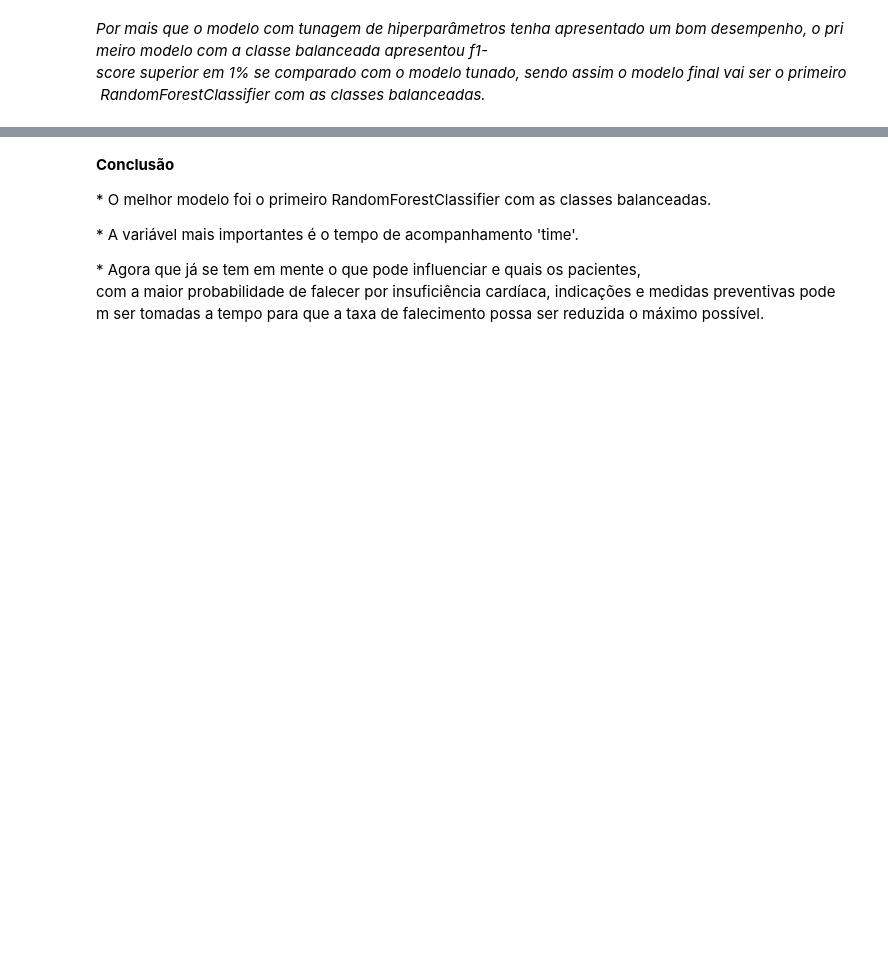
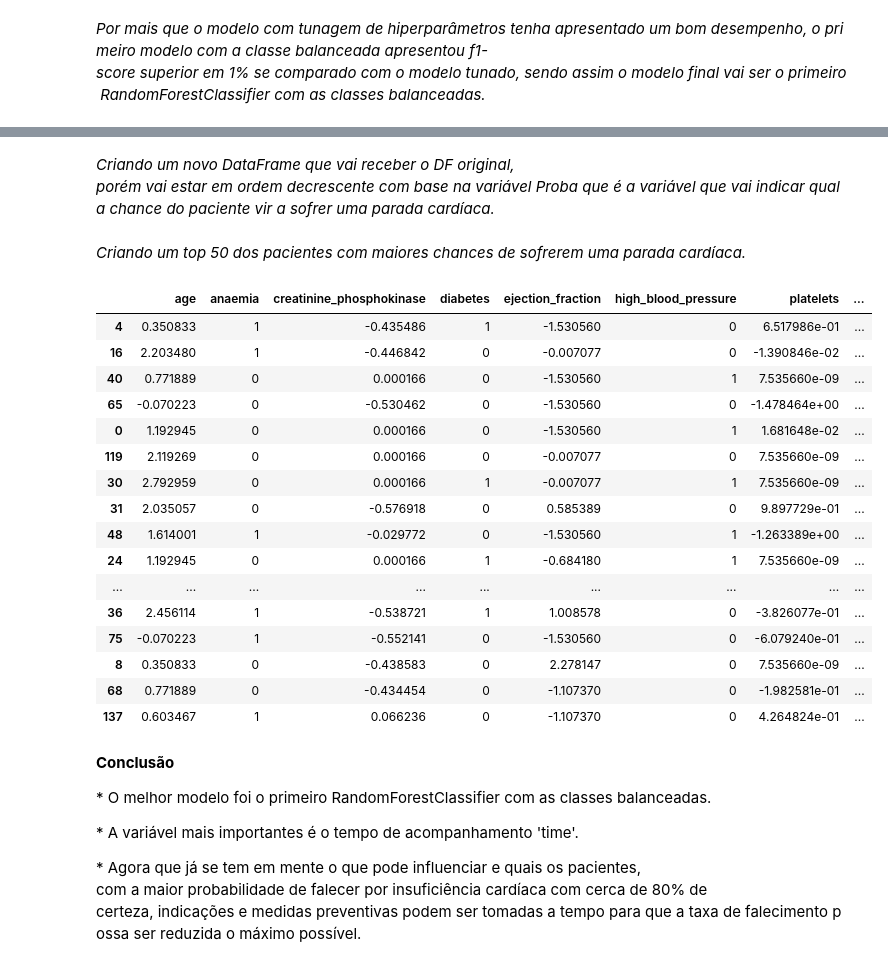
Before and after one commit to JosenildoJunior/Heart_failure_prediction, a Jupyter notebook: Heart_failure_prediction.ipynb, the cells around one changed output, grey strips where cells are left out. Drawn from its saved outputs; the diff is of its cells as text; code cells hidden in the pictures; blank space fills up the shorter version.

```diff
--- a/Heart_failure_prediction.ipynb
+++ b/Heart_failure_prediction.ipynb
@@ -784,0 +787,3 @@ plot_curva_roc(x, y)
+# %%
+# Atribuindo a possibilidade de uma possível insuficiência cardíaca a cada paciente na base de dados.
+dados['Proba'] = modelo.predict_proba(X[X_treino.columns])[:,1]
@@ -785,3 +799,31 @@ plot_curva_roc(x, y)
+# %% [markdown]
+*Criando um novo DataFrame que vai receber o DF original, porém vai estar em ordem decrescente com base na variável Proba que é a variável que vai indicar qual a chance do paciente vir a sofrer uma parada cardíaca.*
+# %%
+# Criando um novo DF ordenado em ordem decrescente
+df_ordenado = dados.sort_values(by='Proba', ascending = False)
+# %% [markdown]
+*Criando um top 50 dos pacientes com maiores chances de sofrerem uma parada cardíaca.*
+# %%
+# Exibindo os 50 pacientes com maiores chances de sofrerem uma parada cardíaca.
+df_ordenado.head(50)
+# %% [output]
+|  | age | anaemia | creatinine_phosphokinase | diabetes | ejection_fraction | high_blood_pressure | platelets | ... |
+| 4 | 0.350833 | 1 | -0.435486 | 1 | -1.530560 | 0 | 6.517986e-01 | ... |
+| 16 | 2.203480 | 1 | -0.446842 | 0 | -0.007077 | 0 | -1.390846e-02 | ... |
+| 40 | 0.771889 | 0 | 0.000166 | 0 | -1.530560 | 1 | 7.535660e-09 | ... |
+| 65 | -0.070223 | 0 | -0.530462 | 0 | -1.530560 | 0 | -1.478464e+00 | ... |
+| 0 | 1.192945 | 0 | 0.000166 | 0 | -1.530560 | 1 | 1.681648e-02 | ... |
+| 119 | 2.119269 | 0 | 0.000166 | 0 | -0.007077 | 0 | 7.535660e-09 | ... |
+| 30 | 2.792959 | 0 | 0.000166 | 1 | -0.007077 | 1 | 7.535660e-09 | ... |
+| 31 | 2.035057 | 0 | -0.576918 | 0 | 0.585389 | 0 | 9.897729e-01 | ... |
+| 48 | 1.614001 | 1 | -0.029772 | 0 | -1.530560 | 1 | -1.263389e+00 | ... |
+| 24 | 1.192945 | 0 | 0.000166 | 1 | -0.684180 | 1 | 7.535660e-09 | ... |
+| ... | ... | ... | ... | ... | ... | ... | ... | ... |
+| 36 | 2.456114 | 1 | -0.538721 | 1 | 1.008578 | 0 | -3.826077e-01 | ... |
+| 75 | -0.070223 | 1 | -0.552141 | 0 | -1.530560 | 0 | -6.079240e-01 | ... |
+| 8 | 0.350833 | 0 | -0.438583 | 0 | 2.278147 | 0 | 7.535660e-09 | ... |
+| 68 | 0.771889 | 0 | -0.434454 | 0 | -1.107370 | 0 | -1.982581e-01 | ... |
+| 137 | 0.603467 | 1 | 0.066236 | 0 | -1.107370 | 0 | 4.264824e-01 | ... |
 # %% [markdown]
 **Conclusão**
 
@@ -789,4 +831,4 @@ plot_curva_roc(x, y)
 
 * A variável mais importantes é o tempo de acompanhamento 'time'.
 
-* Agora que já se tem em mente o que pode influenciar e quais os pacientes, com a maior probabilidade de falecer por insuficiência cardíaca, indicações e medidas preventivas podem ser tomadas a tempo para que a taxa de falecimento possa ser reduzida o máximo possível.
+* Agora que já se tem em mente o que pode influenciar e quais os pacientes, com a maior probabilidade de falecer por insuficiência cardíaca com cerca de 80% de certeza, indicações e medidas preventivas podem ser tomadas a tempo para que a taxa de falecimento possa ser reduzida o máximo possível.
```
Also changed, not shown: parts of 2 cells of this notebook.
